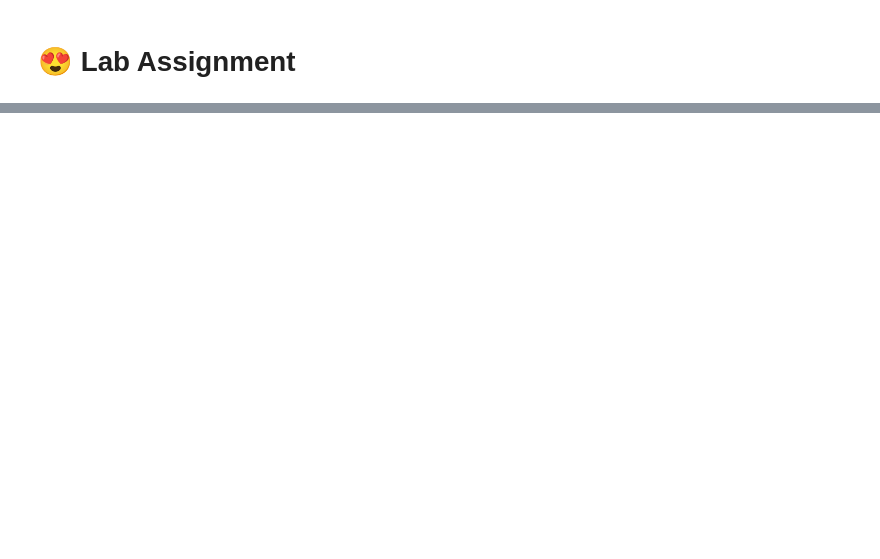
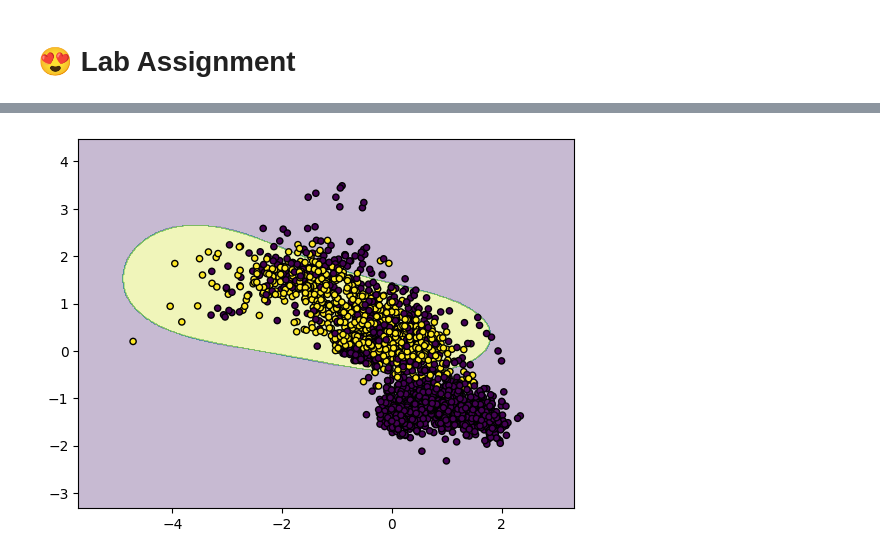
Before and after one commit to integer-class/machine-learning, a Jupyter notebook: AL_AZHAR_RRF/jobsheet_4.ipynb, the cells around one changed output, grey strips where cells are left out. Saved outputs shown, nothing was run; the diff lists cells and outputs as text; code cells hidden in the pictures; blank space fills up the shorter version.

```diff
--- a/AL_AZHAR_RRF/jobsheet_4.ipynb
+++ b/AL_AZHAR_RRF/jobsheet_4.ipynb
@@ -730,0 +816,3 @@ plt.ylabel('predicted label')
+# %%
+data.columns = data.columns.str.strip()
+data.columns
@@ -730,0 +824,6 @@ plt.ylabel('predicted label')
+# %%
+X = data.drop(columns='label')
+y = data['label']
+
+X_train, X_test, y_train, y_test = train_test_split(X, y, test_size=0.2, random_state=42)
+print(X_train.shape, y_train.shape, X_test.shape, y_test.shape)
@@ -730,0 +884,34 @@ plt.ylabel('predicted label')
+# %%
+def make_meshgrid(x, y, h=.02):
+    x_min, x_max = x.min() - 1, x.max() + 1
+    y_min, y_max = y.min() - 1, y.max() + 1
+    xx, yy = np.meshgrid(np.arange(x_min, x_max, h),
+                         np.arange(y_min, y_max, h))
+    return xx, yy
+
+def plot_contours(clf, xx, yy, **params):
+    Z = clf.predict(np.c_[xx.ravel(), yy.ravel()])
+    Z = Z.reshape(xx.shape)
+    out = plt.contourf(xx, yy, Z, **params)
+    return out
+
+X_vis = X_train[:, :2]
+y_vis = y_train
+
+vis_pipeline = Pipeline([
+    ('scaler', StandardScaler()),
+    ('svc', SVC(C=1, gamma=0.1, kernel='rbf'))
+])
+
+vis_pipeline.fit(X_vis, y_vis)
+
+X0, X1 = X_vis[:, 0], X_vis[:, 1]
+xx, yy = make_meshgrid(X0, X1)
+
+plot_contours(vis_pipeline, xx, yy, cmap='viridis', alpha=0.3)
+plt.scatter(X0, X1, c=y_vis, cmap='viridis', s=20, edgecolors='k')
+plt.xlim(xx.min(), xx.max())
+plt.ylim(yy.min(), yy.max())
+plt.show()
+# %% [output]
+[figure, added]
```
Also changed, not shown: parts of 31 cells of this notebook.
